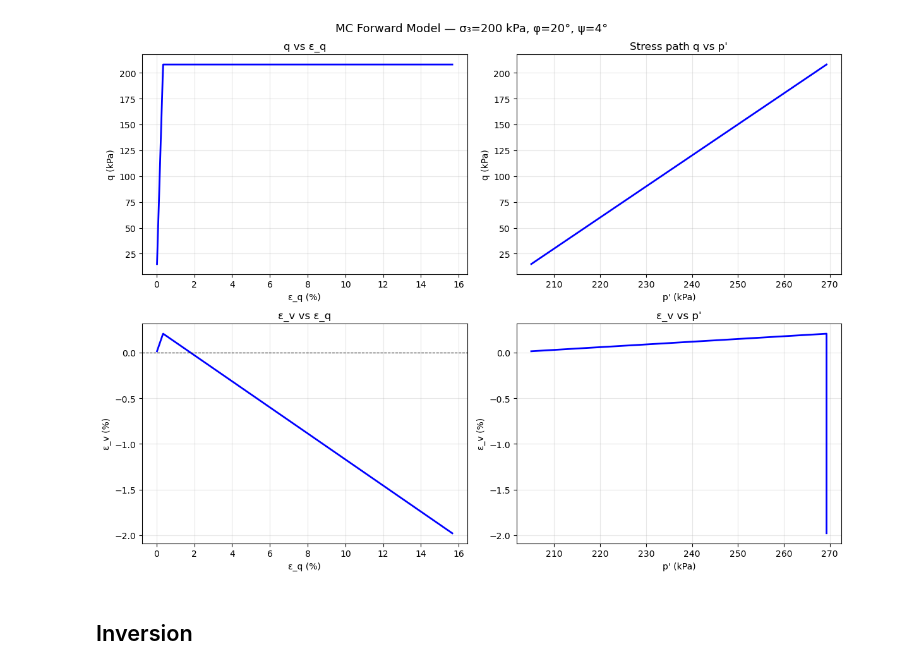
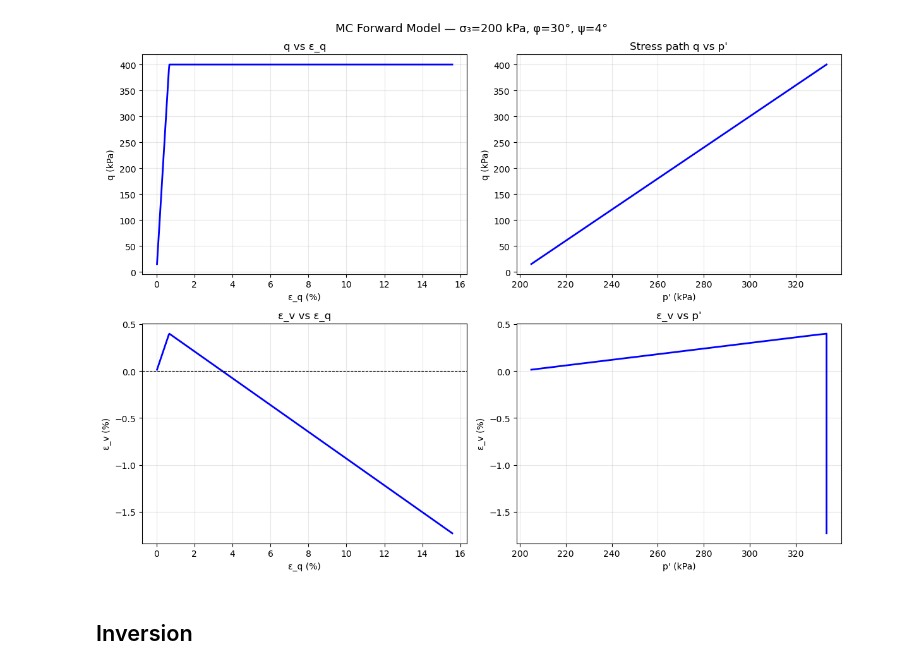
Before and after one commit to lambertnguyen-git/Constitutive-Soil-Models-Inversion-and-Neural-Networks, a Jupyter notebook: ConstitutiveModel_Inversion.ipynb, the cells around one changed output. Saved outputs shown, nothing was run; the diff lists cells and outputs as text; code cells hidden in the pictures.

```diff
--- a/ConstitutiveModel_Inversion.ipynb
+++ b/ConstitutiveModel_Inversion.ipynb
@@ -8,58 +10,51 @@ from project_utils import (C_elastic, yield_surface_MC, crosspoint,
 # %%
 # forward model test run
-    E  = 50000 #kPa
-    nu = 0.25
-    K  = E / (3*(1 - 2*nu))
-    G  = E / (2*(1 + nu))
-    phi_deg = 20.0
-    psi_deg = 4.0
-    c       = 0.0
-    sigma3  = 200.0
+E  = 50000 #kPa
+nu = 0.25
+G  = E / (2*(1 + nu))
+K  = E / (3*(1 - 2*nu))
+phi_deg = 30
+psi_deg = 4
 
-    q, eps_q, eps_v, p = MC_forward(
-        K,
-        G,
-        phi_deg,
-        psi_deg,
-        c,
-        sigma3,
-        eps_max = 0.15,
-        n_steps = 500,
-        load_tag = 110
-    )
+params0 =  np.array([K, G, phi_deg, psi_deg])
 
-    fig, axes = plt.subplots(2, 2, figsize=(12, 9))
+c       = 0.0
+sigma3  = 200.0
 
-    axes[0,0].plot(eps_q*100, q, 'b', lw=2)
-    axes[0,0].set_xlabel('ε_q (%)')
-    axes[0,0].set_ylabel('q (kPa)')
-    axes[0,0].set_title('q vs ε_q')
-    axes[0,0].grid(alpha=0.3)
+q, eps_q, eps_v, p = MC_forward(params0, c=c, sigma3=sigma3, eps_max=0.15, n_steps=500, load_tag=110, obs_eps1=None)
 
-    axes[0,1].plot(p, q, 'b', lw=2)
-    axes[0,1].set_xlabel("p' (kPa)")
-    axes[0,1].set_ylabel('q (kPa)')
-    axes[0,1].set_title("Stress path q vs p'")
-    axes[0,1].grid(alpha=0.3)
+fig, axes = plt.subplots(2, 2, figsize=(12, 9))
 
-    axes[1,0].plot(eps_q*100, eps_v*100, 'b', lw=2)
-    axes[1,0].set_xlabel('ε_q (%)')
-    axes[1,0].set_ylabel('ε_v (%)')
-    axes[1,0].set_title('ε_v vs ε_q')
-    axes[1,0].grid(alpha=0.3)
-    axes[1,0].axhline(0, color='k', lw=0.8, ls='--')
+axes[0,0].plot(eps_q*100, q, 'b', lw=2)
+axes[0,0].set_xlabel('ε_q (%)')
+axes[0,0].set_ylabel('q (kPa)')
+axes[0,0].set_title('q vs ε_q')
+axes[0,0].grid(alpha=0.3)
 
-    axes[1,1].plot(p, eps_v*100, 'b', lw=2)
-    axes[1,1].set_xlabel("p' (kPa)")
-    axes[1,1].set_ylabel('ε_v (%)')
-    axes[1,1].set_title("ε_v vs p'")
-    axes[1,1].grid(alpha=0.3)
+axes[0,1].plot(p, q, 'b', lw=2)
+axes[0,1].set_xlabel("p' (kPa)")
+axes[0,1].set_ylabel('q (kPa)')
+axes[0,1].set_title("Stress path q vs p'")
+axes[0,1].grid(alpha=0.3)
 
-    plt.suptitle(f'MC Forward Model — σ₃={sigma3:.0f} kPa, φ={phi_deg:.0f}°, ψ={psi_deg:.0f}°', fontsize=13)
-    plt.tight_layout()
-    plt.show()
+axes[1,0].plot(eps_q*100, eps_v*100, 'b', lw=2)
+axes[1,0].set_xlabel('ε_q (%)')
+axes[1,0].set_ylabel('ε_v (%)')
+axes[1,0].set_title('ε_v vs ε_q')
+axes[1,0].grid(alpha=0.3)
+axes[1,0].axhline(0, color='k', lw=0.8, ls='--')
+
+axes[1,1].plot(p, eps_v*100, 'b', lw=2)
+axes[1,1].set_xlabel("p' (kPa)")
+axes[1,1].set_ylabel('ε_v (%)')
+axes[1,1].set_title("ε_v vs p'")
+axes[1,1].grid(alpha=0.3)
+
+plt.suptitle(f'MC Forward Model — σ₃={sigma3:.0f} kPa, φ={phi_deg:.0f}°, ψ={psi_deg:.0f}°', fontsize=13)
+plt.tight_layout()
+plt.show()
 # %% [output]
-[figure, old version]
+[figure, new version]
 # %% [markdown]
 ## Inversion
 # %%
```
Also changed, not shown: parts of 12 cells of this notebook, 40 other files.
